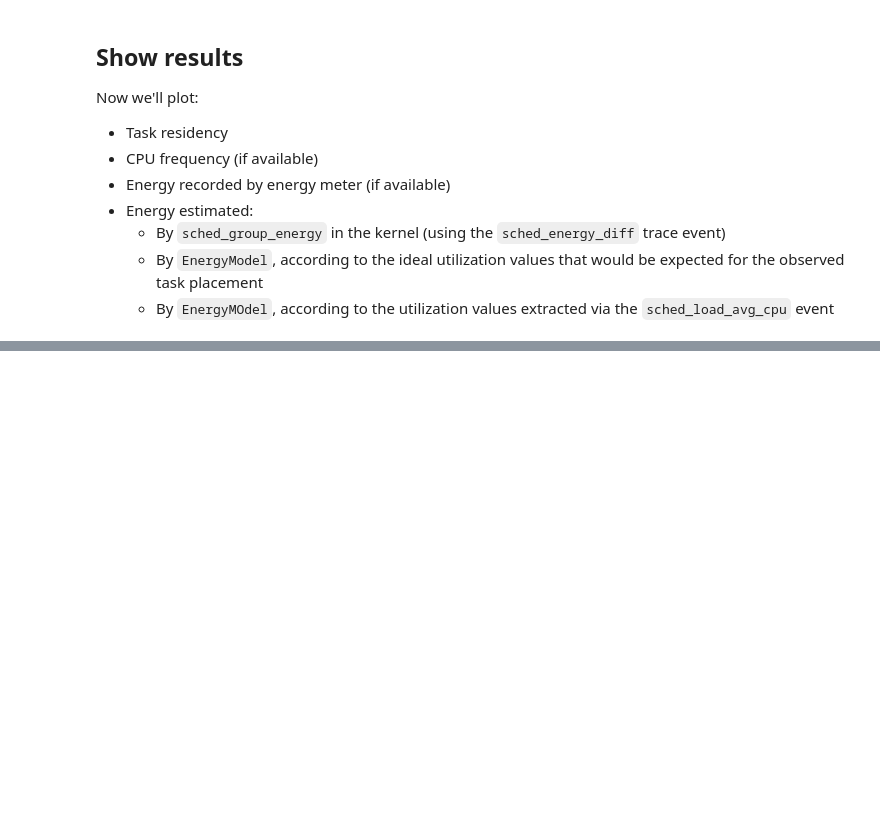
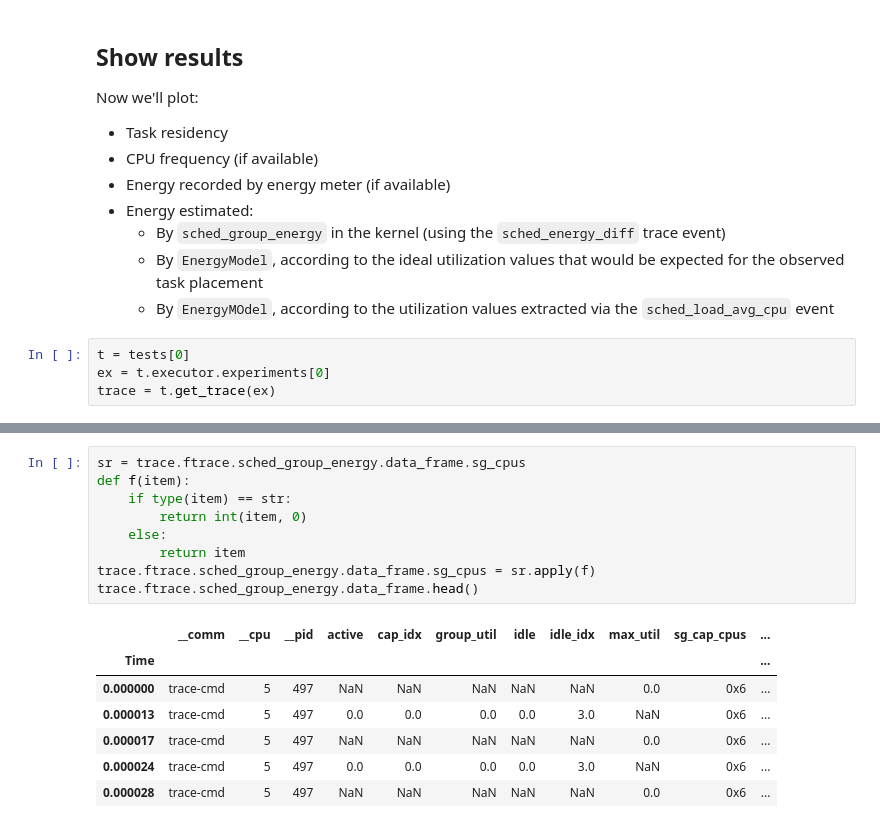
Before and after one commit to bjackman/lisa, a Jupyter notebook: ipynb/Energy_Model_Eval.ipynb, the cells around one changed output, grey strips where cells are left out. Drawn from its saved outputs; the diff is of its cells as text; blank space fills up the shorter version.

```diff
--- a/ipynb/Energy_Model_Eval.ipynb
+++ b/ipynb/Energy_Model_Eval.ipynb
@@ -214,3 +115,7 @@ Now we'll plot:
   - By `sched_group_energy` in the kernel (using the `sched_energy_diff` trace event)
   - By `EnergyModel`, according to the ideal utilization values that would be expected for the observed task placement
   - By `EnergyMOdel`, according to the utilization values extracted via the `sched_load_avg_cpu` event
+# %%
+t = tests[0]
+ex = t.executor.experiments[0]
+trace = t.get_trace(ex)
@@ -216,0 +134,17 @@ Now we'll plot:
+# %%
+sr = trace.ftrace.sched_group_energy.data_frame.sg_cpus
+def f(item):
+    if type(item) == str:
+        return int(item, 0)
+    else:
+        return item
+trace.ftrace.sched_group_energy.data_frame.sg_cpus = sr.apply(f)
+trace.ftrace.sched_group_energy.data_frame.head()
+# %% [output]
+|  | __comm | __cpu | __pid | active | cap_idx | group_util | idle | idle_idx | max_util | sg_cap_cpus | ... |
+| Time |  |  |  |  |  |  |  |  |  |  | ... |
+| 0.000000 | trace-cmd | 5 | 497 | NaN | NaN | NaN | NaN | NaN | 0.0 | 0x6 | ... |
+| 0.000013 | trace-cmd | 5 | 497 | 0.0 | 0.0 | 0.0 | 0.0 | 3.0 | NaN | 0x6 | ... |
+| 0.000017 | trace-cmd | 5 | 497 | NaN | NaN | NaN | NaN | NaN | 0.0 | 0x6 | ... |
+| 0.000024 | trace-cmd | 5 | 497 | 0.0 | 0.0 | 0.0 | 0.0 | 3.0 | NaN | 0x6 | ... |
+| 0.000028 | trace-cmd | 5 | 497 | NaN | NaN | NaN | NaN | NaN | 0.0 | 0x6 | ... |
```
Also changed, not shown: parts of 12 cells of this notebook.
